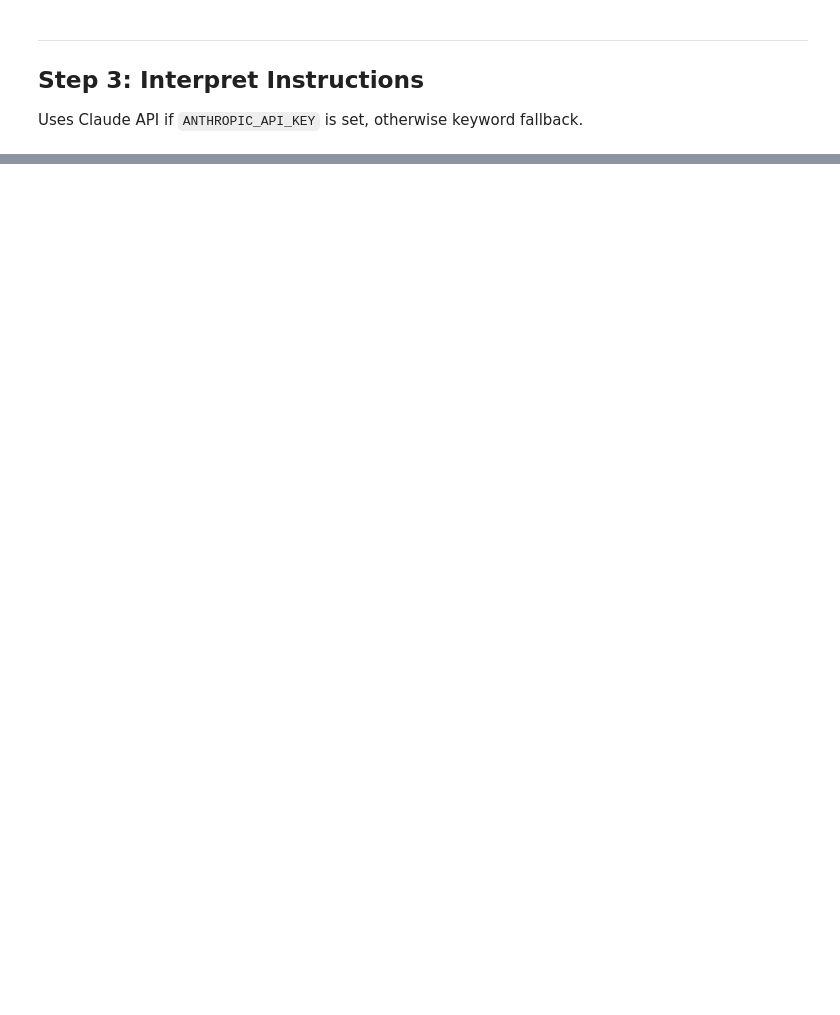
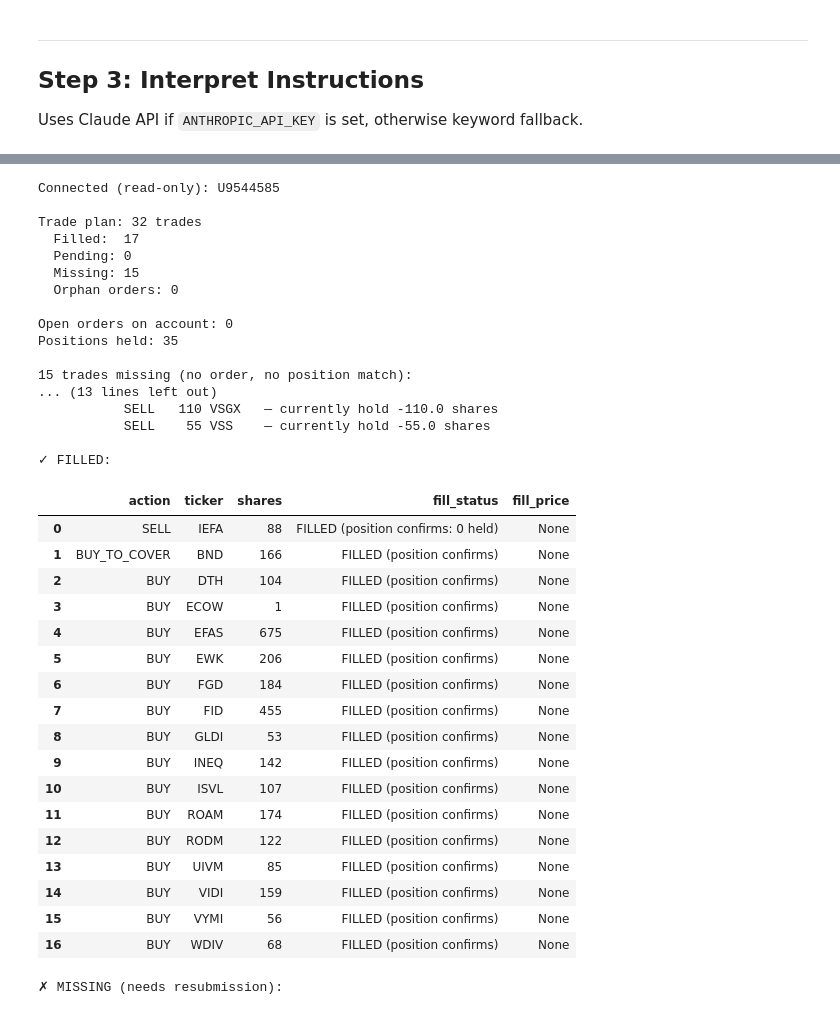
Before and after one commit to stuarrob/code, a Jupyter notebook: notebooks/02_execute_trades.ipynb, the cells around one changed output, grey strips where cells are left out. Saved outputs shown, nothing was run; the diff lists cells and outputs as text; code cells hidden in the pictures; blank space fills up the shorter version.

```diff
--- a/notebooks/02_execute_trades.ipynb
+++ b/notebooks/02_execute_trades.ipynb
@@ -94,0 +201,66 @@ if exec_results:
+# %%
+from scripts.s7_execute import check_order_status
+
+check = check_order_status(
+    TRADE_PLAN_FILE, LIVE_DIR,
+    ib_host=IB_HOST, ib_port=IB_PORT,
+    ib_client_id=IB_CLIENT_ID + 1,  # Use different client ID to avoid conflicts
+)
+
+# Display results as colour-coded DataFrames
+if check["filled"]:
+    print("\n✓ FILLED:")
+    df_filled = pd.DataFrame(check["filled"])[["action", "ticker", "shares", "fill_status", "fill_price"]]
+    display(df_filled.style.set_properties(**{"background-color": "#d4edda"}))
+
+if check["pending"]:
+    print("\n⏳ PENDING (still working):")
+    df_pending = pd.DataFrame(check["pending"])[["action", "ticker", "shares", "ib_status", "limit_price", "filled_qty", "remaining"]]
+    display(df_pending.style.set_properties(**{"background-color": "#fff3cd"}))
+
+if check["missing"]:
+    print("\n✗ MISSING (needs resubmission):")
+    df_missing = pd.DataFrame(check["missing"])[["action", "ticker", "shares", "current_position"]]
+    display(df_missing.style.set_properties(**{"background-color": "#f8d7da"}))
+
+if check["orphan_orders"]:
+    print("\n⚠ ORPHAN ORDERS (no matching trade plan entry):")
+    df_orphan = pd.DataFrame(check["orphan_orders"])[["ticker", "action", "shares", "order_type", "status"]]
+    display(df_orphan.style.set_properties(**{"background-color": "#e2e3e5"}))
+# %% [output]
+Connected (read-only): U9544585
+
+Trade plan: 32 trades
+  Filled:  17
+  Pending: 0
+  Missing: 15
+  Orphan orders: 0
+
+Open orders on account: 0
+Positions held: 35
+
+15 trades missing (no order, no position match):
+... (13 lines left out)
+           SELL   110 VSGX   — currently hold -110.0 shares
+           SELL    55 VSS    — currently hold -55.0 shares
+
+✓ FILLED:
+|  | action | ticker | shares | fill_status | fill_price |
+| 0 | SELL | IEFA | 88 | FILLED (position confirms: 0 held) | None |
+| 1 | BUY_TO_COVER | BND | 166 | FILLED (position confirms) | None |
+| 2 | BUY | DTH | 104 | FILLED (position confirms) | None |
+| 3 | BUY | ECOW | 1 | FILLED (position confirms) | None |
+| 4 | BUY | EFAS | 675 | FILLED (position confirms) | None |
+| 5 | BUY | EWK | 206 | FILLED (position confirms) | None |
+| 6 | BUY | FGD | 184 | FILLED (position confirms) | None |
+| 7 | BUY | FID | 455 | FILLED (position confirms) | None |
+| 8 | BUY | GLDI | 53 | FILLED (position confirms) | None |
+| 9 | BUY | INEQ | 142 | FILLED (position confirms) | None |
+| 10 | BUY | ISVL | 107 | FILLED (position confirms) | None |
+| 11 | BUY | ROAM | 174 | FILLED (position confirms) | None |
+| 12 | BUY | RODM | 122 | FILLED (position confirms) | None |
+| 13 | BUY | UIVM | 85 | FILLED (position confirms) | None |
+| 14 | BUY | VIDI | 159 | FILLED (position confirms) | None |
+| 15 | BUY | VYMI | 56 | FILLED (position confirms) | None |
+| 16 | BUY | WDIV | 68 | FILLED (position confirms) | None |
+✗ MISSING (needs resubmission):
```
Also changed, not shown: parts of 11 cells of this notebook, 21 other files.
